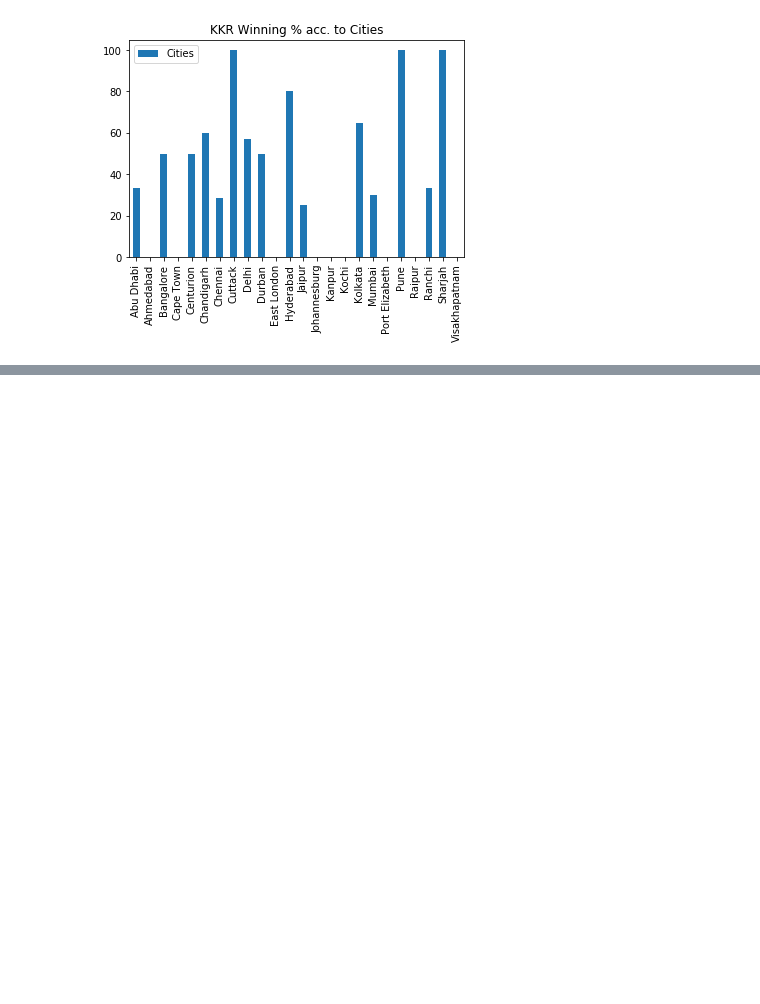
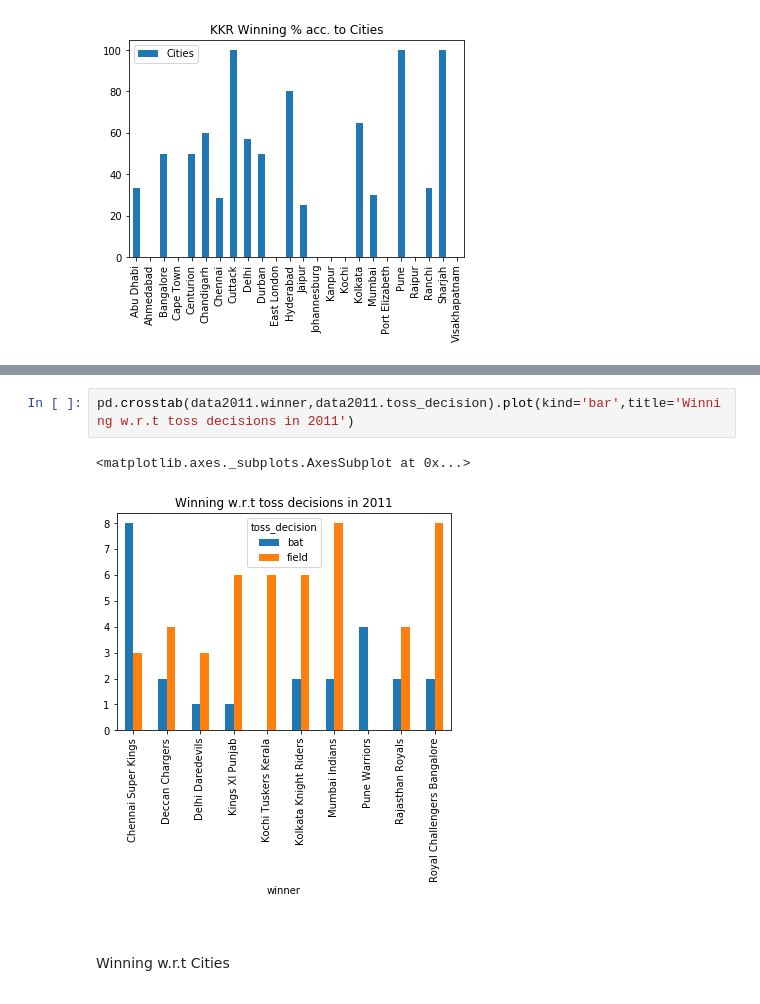
Before and after one commit to vishu819/IPL-Data-Analysis, a Jupyter notebook: ipl.ipynb, the cells around one changed output, grey strips where cells are left out. Cells and saved outputs as stored; diff of their text form; blank space fills up the shorter version.

```diff
--- a/ipl.ipynb
+++ b/ipl.ipynb
@@ -181,0 +215,10 @@ Name: toss_decision, dtype: int64
+# %%
+pd.crosstab(data2011.winner,data2011.toss_decision).plot(kind='bar',title='Winning w.r.t toss decisions in 2011')
+# %% [output]
+<matplotlib.axes._subplots.AxesSubplot at 0x...>
+[figure, added]
+# %% [markdown]
+<p style="font-family: Arial; font-size:1.75em;color:#2462C0; font-style:bold"><br>
+
+Winning w.r.t Cities
+</p>
```
Also changed, not shown: parts of 32 cells of this notebook.
